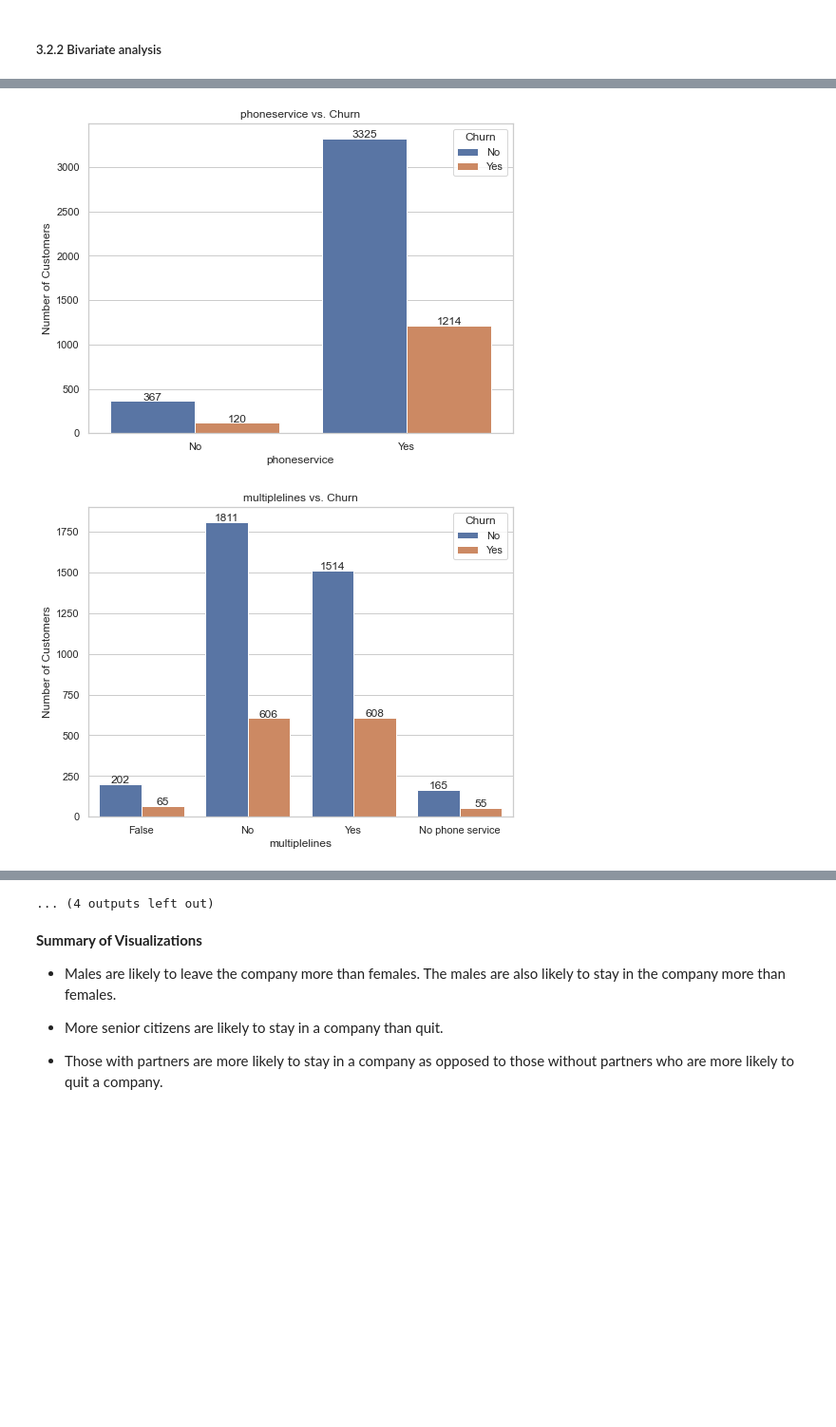
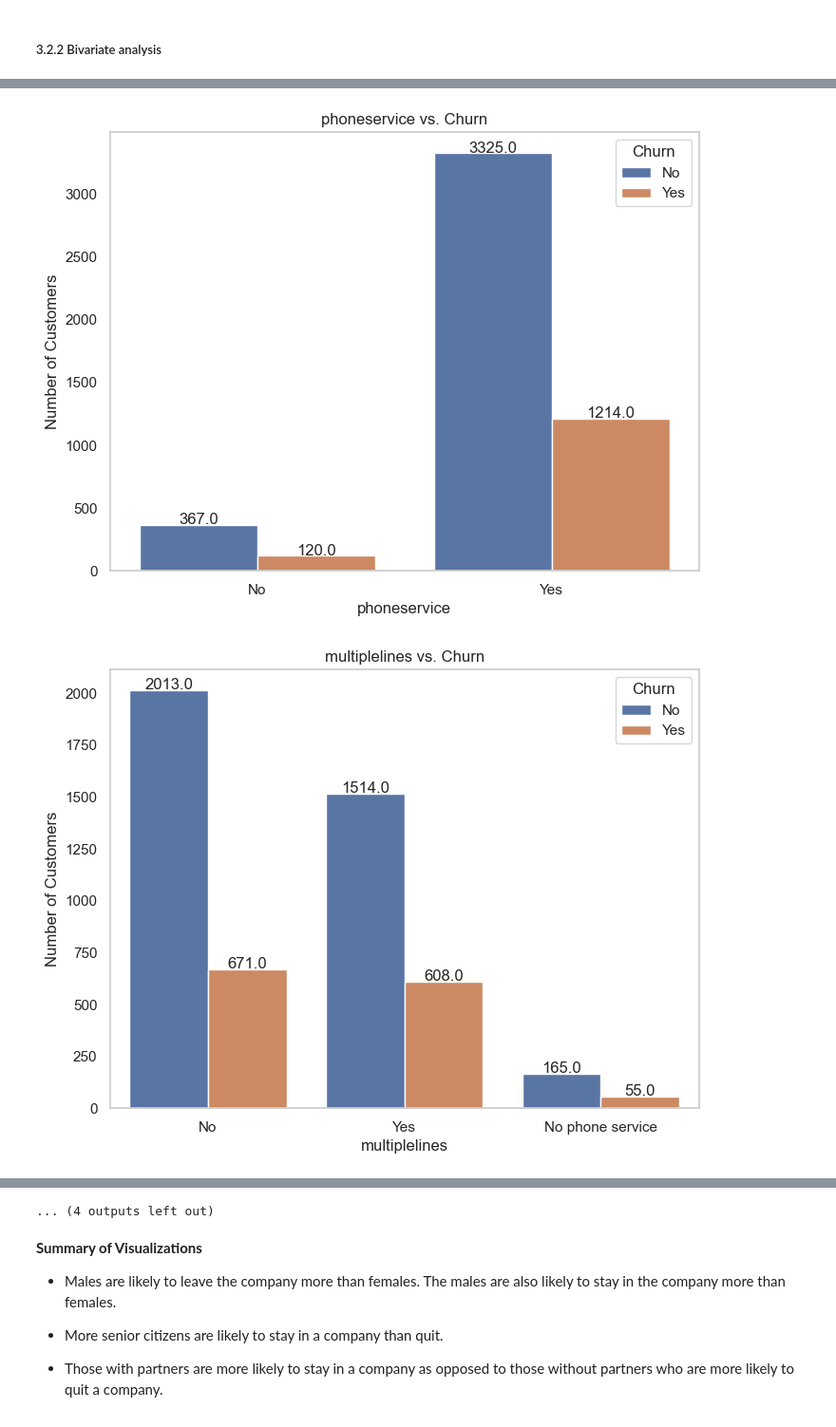
Before and after one commit to HannahMwende/LP2-Classification-Project, a Jupyter notebook: code.ipynb, the cells around one changed output, grey strips where cells are left out. Shown at 95% size. Cells and saved outputs as stored; diff of their text form; code cells hidden in the pictures; blank space fills up the shorter version.

Commit message:
fix the grids and correct replacements

```diff
--- a/code.ipynb
+++ b/code.ipynb
@@ -330,7 +329,7 @@ def convert_to_boolean(df, column):
 # %%
 
 # Create a list of categorical variables by excluding numerical columns
-cat_variables = data.drop(['customerID','SeniorCitizen','tenure','TotalCharges','MonthlyCharges'], axis=1)
+cat_variables = data.drop(['customerID','tenure','TotalCharges','MonthlyCharges'], axis=1)
 cat_variables
 
 # Invoke function to convet for all columns in data
@@ -419,13 +418,13 @@ dtype: int64
 # %%
 
 # fill the null categorical values with 'False'
-data['OnlineSecurity'] = data['OnlineSecurity'].fillna(False)
-data['OnlineBackup'] = data['OnlineBackup'].fillna(False)
-data['DeviceProtection'] = data['DeviceProtection'].fillna(False)
-data['TechSupport'] = data['TechSupport'].fillna(False)
-data['StreamingTV'] = data['StreamingTV'].fillna(False)
-data['StreamingMovies'] = data['StreamingMovies'].fillna(False)
-data['MultipleLines'] = data['MultipleLines'].fillna(False)
+data['OnlineSecurity'] = data['OnlineSecurity'].fillna('No')
+data['OnlineBackup'] = data['OnlineBackup'].fillna('No')
+data['DeviceProtection'] = data['DeviceProtection'].fillna('No')
+data['TechSupport'] = data['TechSupport'].fillna('No')
+data['StreamingTV'] = data['StreamingTV'].fillna('No')
+data['StreamingMovies'] = data['StreamingMovies'].fillna('No')
+data['MultipleLines'] = data['MultipleLines'].fillna('No')
 
 
 #Dropping the missing value row
@@ -623,11 +621,21 @@ plt.figure(figsize=(5 * num_cols, 5 * num_rows))
 
 for i, col in enumerate(categorical_variables):
     plt.subplot(num_rows, num_cols, i + 1)
-    sns.countplot(x=col, data=data[categorical_variables])
+    ax = sns.countplot(x=col, data=data[categorical_variables])
     plt.xlabel(col)
     plt.ylabel("Count")
     plt.title(f"Count Plot for {col}")
     plt.xticks(rotation=45)
 
+    # Add count values above each bar
+    for p in ax.patches:
+        height = p.get_height()
+        ax.annotate(f'{height}', xy=(p.get_x() + p.get_width() / 2, height),
+                    xytext=(0, 3),  # 3 points vertical offset
+                    textcoords="offset points",
+                    ha='center', va='bottom', fontsize=10, fontweight='bold')
+    plt.grid(False)
+
 plt.tight_layout()  # To improve subplot spacing
+plt.show()
 # %% [output]
@@ -710,6 +721,6 @@ for var in visualization_categorical_variables:
         height = p.get_height()
         ax.text(p.get_x() + p.get_width() / 2, height + 5, f'{height}', ha='center')
 
-
+    plt.grid(False)
     plt.show()
 # %% [output]
@@ -720,2 +731,2 @@ for var in visualization_categorical_variables:
-[figure, old version]
+[figure, new version]
-[figure, old version]
+[figure, new version]
```
Also changed, not shown: parts of 16 cells of this notebook, 1 other file.
